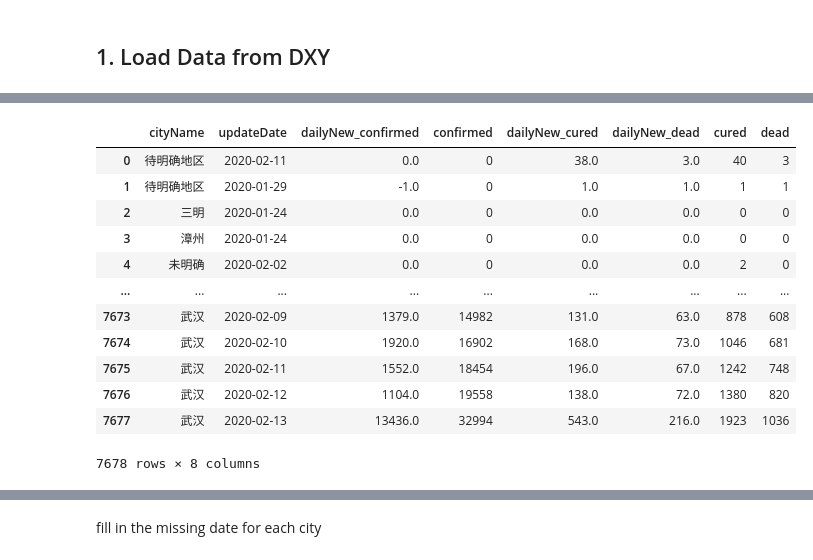
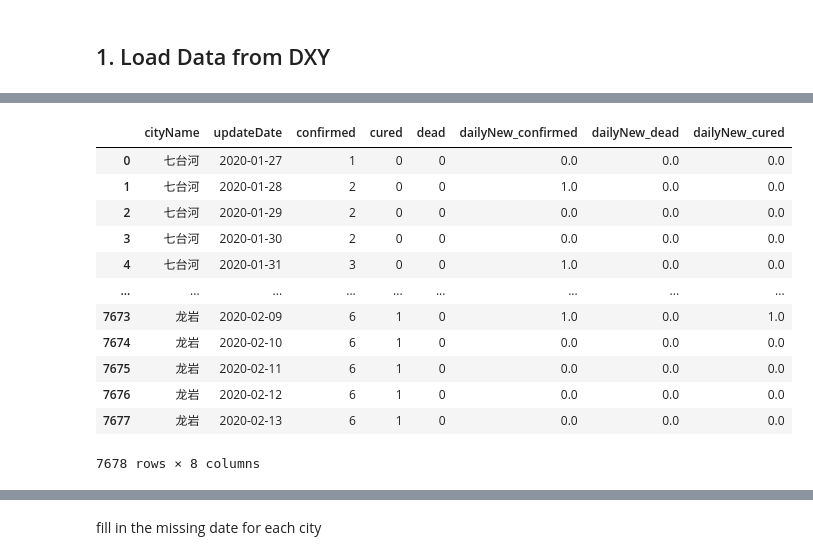
Before and after one commit to brookefzy/COVID-19, a Jupyter notebook: CityLevelAnalysis.ipynb, the cells around one changed output, grey strips where cells are left out. Drawn from its saved outputs; the diff is of its cells as text; code cells hidden in the pictures.

```diff
--- a/CityLevelAnalysis.ipynb
+++ b/CityLevelAnalysis.ipynb
@@ -65,0 +63,4 @@ daily_frm_daily
+# %%
+daily_frm_daily=daily_frm[['cityName','updateDate','confirmed', 'cured', 'dead',
+       'dailyNew_confirmed', 'dailyNew_dead', 'dailyNew_cured']].groupby(['cityName','updateDate']).max()
+daily_frm_daily
@@ -66,18 +82,18 @@ daily_frm_daily
 # %%
 #flatten the dataframe
-daily_frm_daily=pd.DataFrame(daily_frm_daily.to_records())
-daily_frm_daily
+daily_frm_df=daily_frm_daily.reset_index()
+daily_frm_df
 # %% [output]
-|  | cityName | updateDate | dailyNew_confirmed | confirmed | dailyNew_cured | dailyNew_dead | cured | dead |
-| 0 | 待明确地区 | 2020-02-11 | 0.0 | 0 | 38.0 | 3.0 | 40 | 3 |
-| 1 | 待明确地区 | 2020-01-29 | -1.0 | 0 | 1.0 | 1.0 | 1 | 1 |
-| 2 | 三明 | 2020-01-24 | 0.0 | 0 | 0.0 | 0.0 | 0 | 0 |
-| 3 | 漳州 | 2020-01-24 | 0.0 | 0 | 0.0 | 0.0 | 0 | 0 |
-| 4 | 未明确 | 2020-02-02 | 0.0 | 0 | 0.0 | 0.0 | 2 | 0 |
+|  | cityName | updateDate | confirmed | cured | dead | dailyNew_confirmed | dailyNew_dead | dailyNew_cured |
+| 0 | 七台河 | 2020-01-27 | 1 | 0 | 0 | 0.0 | 0.0 | 0.0 |
+| 1 | 七台河 | 2020-01-28 | 2 | 0 | 0 | 1.0 | 0.0 | 0.0 |
+| 2 | 七台河 | 2020-01-29 | 2 | 0 | 0 | 0.0 | 0.0 | 0.0 |
+| 3 | 七台河 | 2020-01-30 | 2 | 0 | 0 | 0.0 | 0.0 | 0.0 |
+| 4 | 七台河 | 2020-01-31 | 3 | 0 | 0 | 1.0 | 0.0 | 0.0 |
 | ... | ... | ... | ... | ... | ... | ... | ... | ... |
-| 7673 | 武汉 | 2020-02-09 | 1379.0 | 14982 | 131.0 | 63.0 | 878 | 608 |
-| 7674 | 武汉 | 2020-02-10 | 1920.0 | 16902 | 168.0 | 73.0 | 1046 | 681 |
-| 7675 | 武汉 | 2020-02-11 | 1552.0 | 18454 | 196.0 | 67.0 | 1242 | 748 |
-| 7676 | 武汉 | 2020-02-12 | 1104.0 | 19558 | 138.0 | 72.0 | 1380 | 820 |
-| 7677 | 武汉 | 2020-02-13 | 13436.0 | 32994 | 543.0 | 216.0 | 1923 | 1036 |
+| 7673 | 龙岩 | 2020-02-09 | 6 | 1 | 0 | 1.0 | 0.0 | 1.0 |
+| 7674 | 龙岩 | 2020-02-10 | 6 | 1 | 0 | 0.0 | 0.0 | 0.0 |
+| 7675 | 龙岩 | 2020-02-11 | 6 | 1 | 0 | 0.0 | 0.0 | 0.0 |
+| 7676 | 龙岩 | 2020-02-12 | 6 | 1 | 0 | 0.0 | 0.0 | 0.0 |
+| 7677 | 龙岩 | 2020-02-13 | 6 | 1 | 0 | 0.0 | 0.0 | 0.0 |
 7678 rows × 8 columns
```
Also changed, not shown: parts of 10 cells of this notebook.
